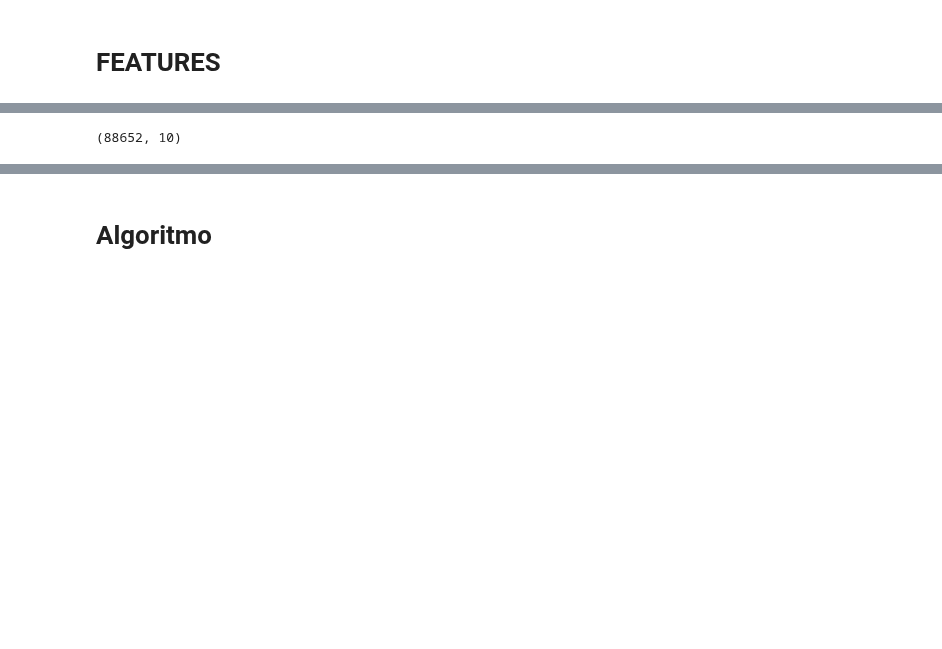
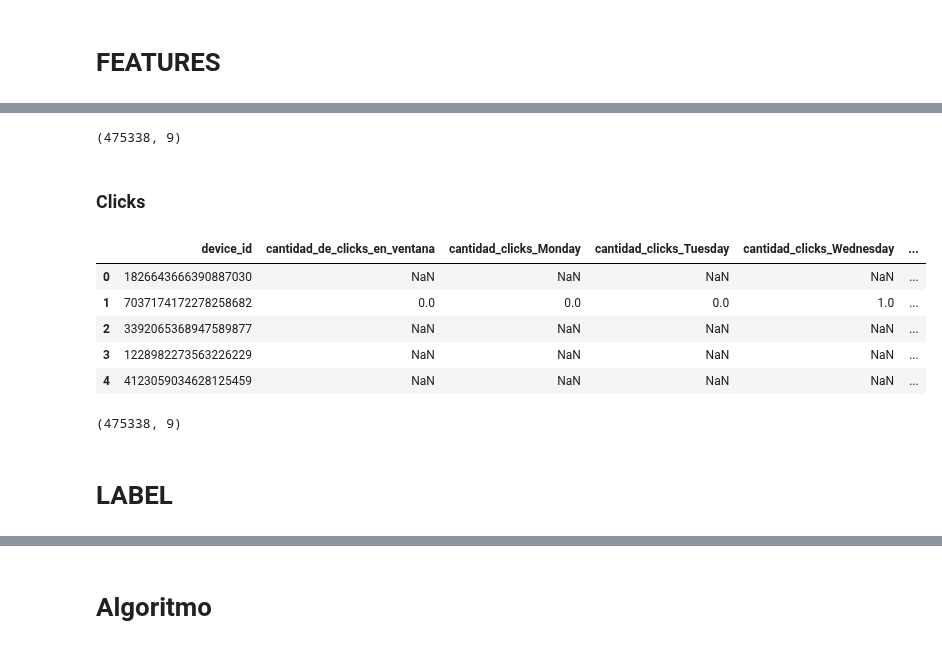
Before and after one commit to alepenaa94/Datos_2019_tp2, a Jupyter notebook: Algoritmos_ML/pruebaASD.ipynb, the cells around one changed output, grey strips where cells are left out. Saved outputs shown, nothing was run; the diff lists cells and outputs as text; code cells hidden in the pictures; blank space fills up the shorter version.

```diff
--- a/Algoritmos_ML/pruebaASD.ipynb
+++ b/Algoritmos_ML/pruebaASD.ipynb
@@ -157,4 +204,4 @@ df_features.head()
 # %%
-df_features.shape
+features_events_v1.shape
 # %% [output]
-(88652, 10)
+(475338, 9)
@@ -164,0 +212,2 @@ df_features.sort_values(by='ref_hash',inplace=True)
+# %% [markdown]
+### Clicks
@@ -164,0 +217,44 @@ df_features.sort_values(by='ref_hash',inplace=True)
+# %%
+clicks_v1 = clicks.loc[(clicks['created'] > pd.to_datetime('2019-04-18')) & (clicks['created'] < pd.to_datetime('2019-04-21'))]
+clicks_v2 = clicks.loc[(clicks['created'] > pd.to_datetime('2019-04-19')) & (clicks['created'] < pd.to_datetime('2019-04-22'))]
+clicks_v3 = clicks.loc[(clicks['created'] > pd.to_datetime('2019-04-20')) & (clicks['created'] < pd.to_datetime('2019-04-23'))]
+clicks_v4 = clicks.loc[(clicks['created'] > pd.to_datetime('2019-04-21')) & (clicks['created'] < pd.to_datetime('2019-04-24'))]
+
+features_clicks_v1 = clicks_v1.groupby('ref_hash').agg({'ref_hash':'size'})
+features_clicks_v2 = clicks_v2.groupby('ref_hash').agg({'ref_hash':'size'})
+features_clicks_v3 = clicks_v3.groupby('ref_hash').agg({'ref_hash':'size'})
+features_clicks_v4 = clicks_v4.groupby('ref_hash').agg({'ref_hash':'size'})
+# %%
+features_clicks_v1.columns = ['cantidad_de_clicks_en_ventana']
+features_clicks_v2.columns = ['cantidad_de_clicks_en_ventana']
+features_clicks_v3.columns = ['cantidad_de_clicks_en_ventana']
+features_clicks_v4.columns = ['cantidad_de_clicks_en_ventana']
+# %%
+for dia in Week_Day:
+    clicks_por_dia = clicks_a_considerar[clicks_a_considerar['created'].dt.day_name() == dia].groupby('ref_hash').agg({'ref_hash':'size'})
+    clicks_por_dia.columns = ['cantidad_clicks_{}'.format(dia)]
+
+    features_clicks_v1 = features_clicks_v1.merge(clicks_por_dia, how='outer', left_index=True, right_index=True)
+    features_clicks_v2 = features_clicks_v2.merge(clicks_por_dia, how='outer', left_index=True, right_index=True)
+    features_clicks_v3 = features_clicks_v3.merge(clicks_por_dia, how='outer', left_index=True, right_index=True)
+    features_clicks_v4 = features_clicks_v4.merge(clicks_por_dia, how='outer', left_index=True, right_index=True)
+
+features_clicks_v1 = features_clicks_v1.fillna(0)
+features_clicks_v2 = features_clicks_v2.fillna(0)
+features_clicks_v3 = features_clicks_v3.fillna(0)
+features_clicks_v4 = features_clicks_v4.fillna(0)
+# %%
+features_clicks_v1 = pd.merge(train_st[['device_id']],features_clicks_v1,left_on='device_id',right_on='ref_hash',how='left')
+# %%
+features_clicks_v1.head()
+# %% [output]
+|  | device_id | cantidad_de_clicks_en_ventana | cantidad_clicks_Monday | cantidad_clicks_Tuesday | cantidad_clicks_Wednesday | ... |
+| 0 | 1826643666390887030 | NaN | NaN | NaN | NaN | ... |
+| 1 | 7037174172278258682 | 0.0 | 0.0 | 0.0 | 1.0 | ... |
+| 2 | 3392065368947589877 | NaN | NaN | NaN | NaN | ... |
+| 3 | 1228982273563226229 | NaN | NaN | NaN | NaN | ... |
+| 4 | 4123059034628125459 | NaN | NaN | NaN | NaN | ... |
+# %%
+features_clicks_v1.shape
+# %% [output]
+(475338, 9)
@@ -165 +265,3 @@ df_features.sort_values(by='ref_hash',inplace=True)
+# %% [markdown]
+# LABEL
 # %%
```
Also changed, not shown: parts of 23 cells of this notebook.
